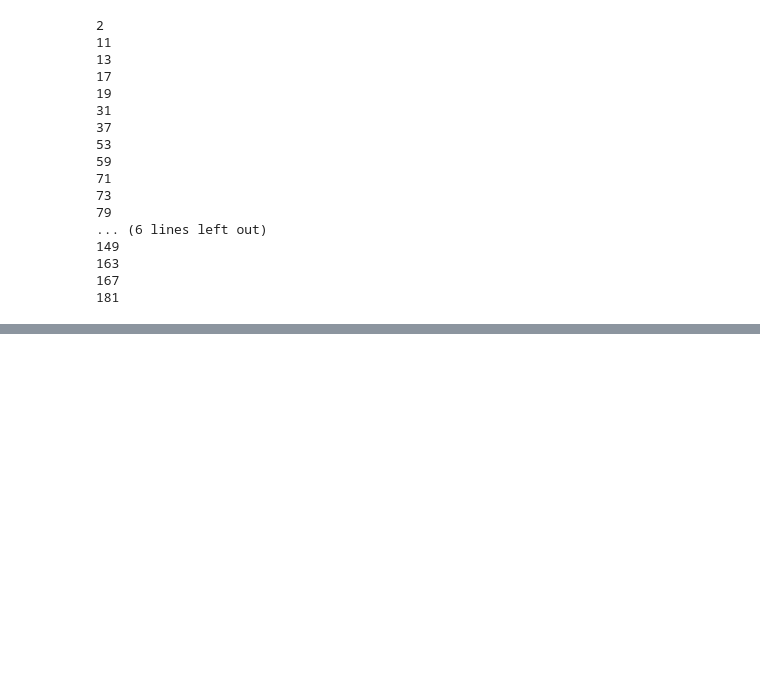
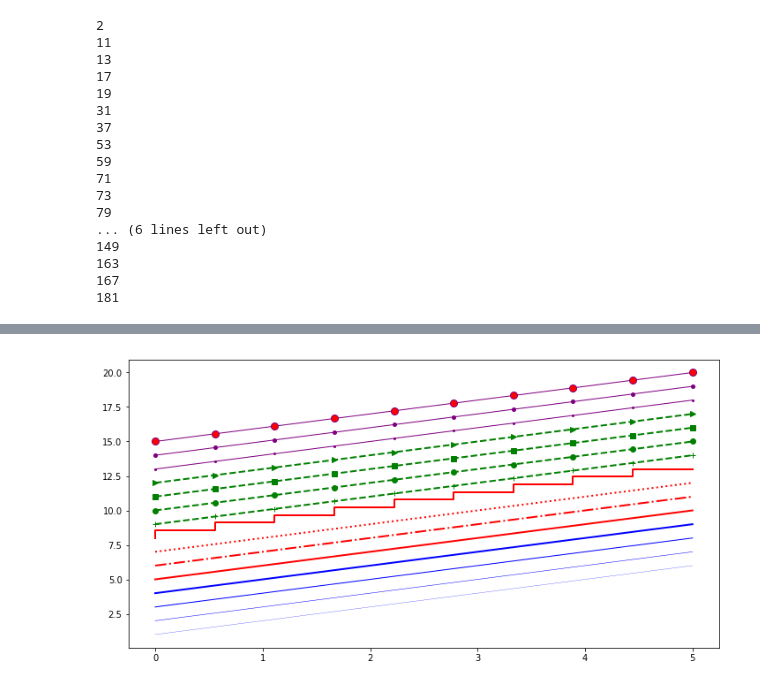
Before and after one commit to gui-yuan/homework, a Jupyter notebook: 作业.ipynb, the cells around one changed output, grey strips where cells are left out. Drawn from its saved outputs; the diff is of its cells as text; code cells hidden in the pictures; blank space fills up the shorter version.

```diff
--- a/作业.ipynb
+++ b/作业.ipynb
@@ -102,0 +238,31 @@ FileNotFoundError: [Errno 2] No such file or directory: 'sz50.xlsx'
+# %%
+import matplotlib.pyplot as plt
+fig, ax = plt.subplots(figsize=(12,6))
+x = np.linspace(0, 5, 10)
+
+# #   line 1 -- line 4 ，线形图，蓝色线，线宽分别为 0.25 ，0.50 ， 1.00 ，2.00
+ax.plot(x, x+1, color="blue", linewidth=0.25)
+ax.plot(x, x+2, color="blue", linewidth=0.50)
+ax.plot(x, x+3, color="blue", linewidth=1.00)
+ax.plot(x, x+4, color="blue", linewidth=2.00)
+
+#   line 5 -- line 8 ，线形图，红色，线宽为2 ，线型（linestyle=）分别为 ‘-‘  ,‘-.’, ‘:’, ‘steps’
+ax.plot(x, x+5, color="red", lw=2, linestyle='-')
+ax.plot(x, x+6, color="red", lw=2, ls='-.')
+ax.plot(x, x+7, color="red", lw=2, ls=':')
+ax.plot(x, x+8, color="red", lw=2, ls='steps')
+
+#   line 9 -- line 12 ，线形图，绿色，线宽为2 ， 线型为 ‘--’，点的样式（marker=） '+' , 'o' , 's' , '>'
+ax.plot(x, x+ 9, color="green", lw=2, ls='--', marker='+')
+ax.plot(x, x+10, color="green", lw=2, ls='--', marker='o')
+ax.plot(x, x+11, color="green", lw=2, ls='--', marker='s')
+ax.plot(x, x+12, color="green", lw=2, ls='--', marker='>')
+
+#  line 13-- line 15，
+#  线形图，紫色，线宽为1 ， 线型为 ‘-’，点的样式 'o'  ，样式尺寸（markersize）分别为 2,4,8 ，样式颜色（markerfacecolor）：红色
+ax.plot(x, x+13, color="purple", lw=1, ls='-', marker='o', markersize=2)
+ax.plot(x, x+14, color="purple", lw=1, ls='-', marker='o', markersize=4)
+ax.plot(x, x+15, color="purple", lw=1, ls='-', marker='o', markersize=8, markerfacecolor="red")
+plt.show()
+# %% [output]
+[figure, added]
```
Also changed, not shown: parts of 8 cells of this notebook.
